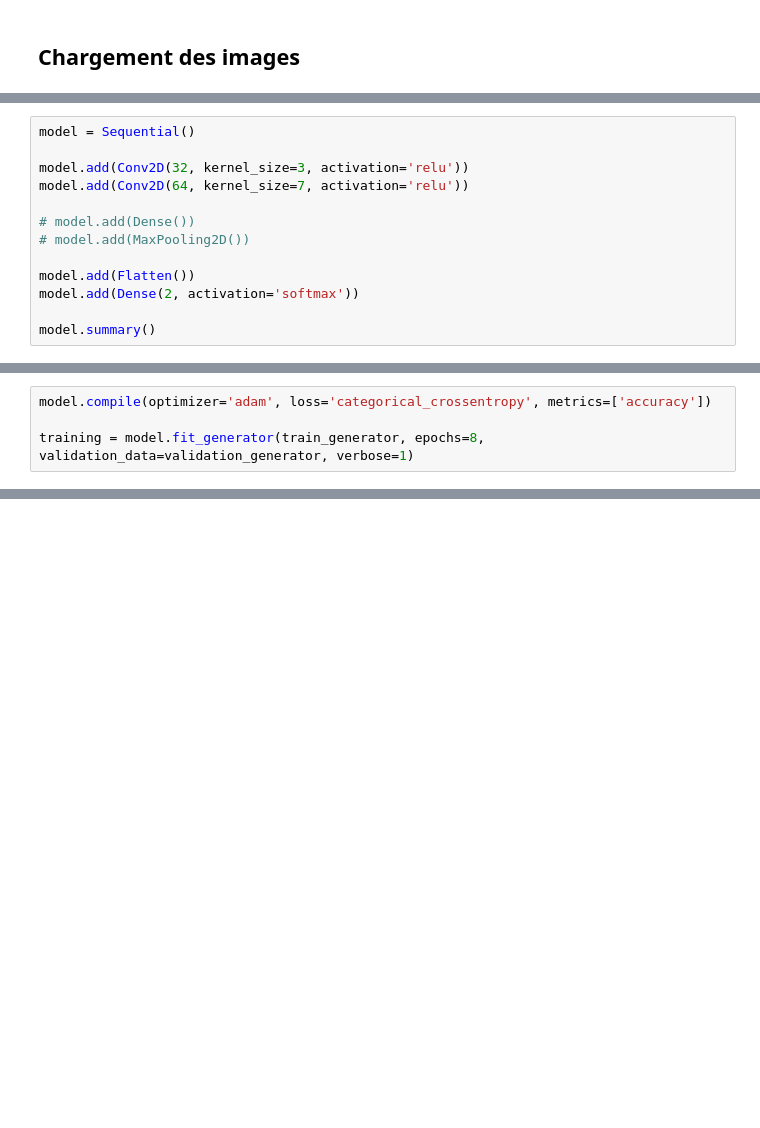
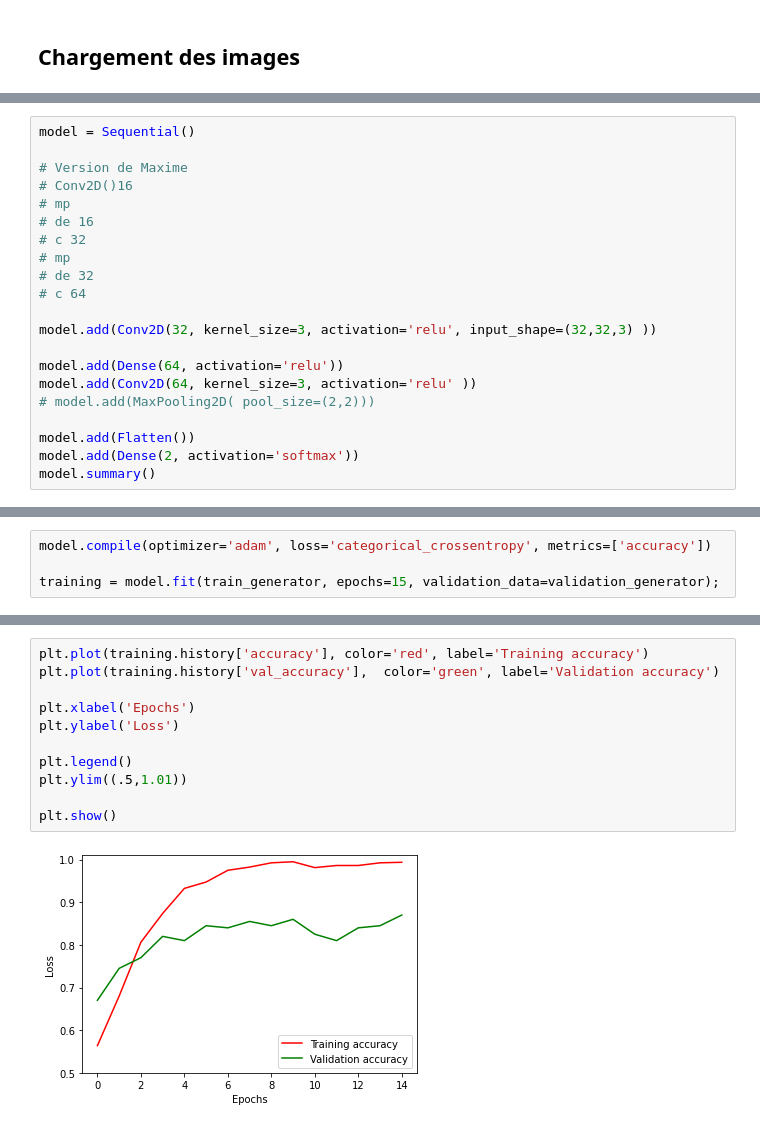
Before and after one commit to Nicolas-Malgat/Reco_image, a Jupyter notebook: entrainement_modele.ipynb, the cells around one changed output, grey strips where cells are left out. Cells and saved outputs as stored; diff of their text form; blank space fills up the shorter version.

```diff
--- a/entrainement_modele.ipynb
+++ b/entrainement_modele.ipynb
@@ -54,13 +63,21 @@ validation_generator = image_data_generator.flow_from_directory(
 # %%
 model = Sequential()
 
-model.add(Conv2D(32, kernel_size=3, activation='relu'))
-model.add(Conv2D(64, kernel_size=7, activation='relu'))
+# Version de Maxime
+# Conv2D()16
+# mp
+# de 16
+# c 32
+# mp
+# de 32
+# c 64
 
-# model.add(Dense())
-# model.add(MaxPooling2D())
+model.add(Conv2D(32, kernel_size=3, activation='relu', input_shape=(32,32,3) ))
+
+model.add(Dense(64, activation='relu'))
+model.add(Conv2D(64, kernel_size=3, activation='relu' ))
+# model.add(MaxPooling2D( pool_size=(2,2)))
 
 model.add(Flatten())
 model.add(Dense(2, activation='softmax'))
-
 model.summary()
@@ -67,4 +103,4 @@ model.summary()
 # %%
 model.compile(optimizer='adam', loss='categorical_crossentropy', metrics=['accuracy'])
 
-training = model.fit_generator(train_generator, epochs=8, validation_data=validation_generator, verbose=1)
+training = model.fit(train_generator, epochs=15, validation_data=validation_generator);
@@ -71,3 +125,16 @@ training = model.fit_generator(train_generator, epochs=8, validation_data=valida
+# %%
+plt.plot(training.history['accuracy'], color='red', label='Training accuracy')
+plt.plot(training.history['val_accuracy'],  color='green', label='Validation accuracy')
+
+plt.xlabel('Epochs')
+plt.ylabel('Loss')
+
+plt.legend()
+plt.ylim((.5,1.01))
+
+plt.show()
+# %% [output]
+[figure, added]
 # %%
 plt.plot(training.history['loss'], color='red', label='Training loss')
 plt.plot(training.history['val_loss'],  color='green', label='Validation loss')
```
Also changed, not shown: parts of 11 cells of this notebook, 22 other files.
